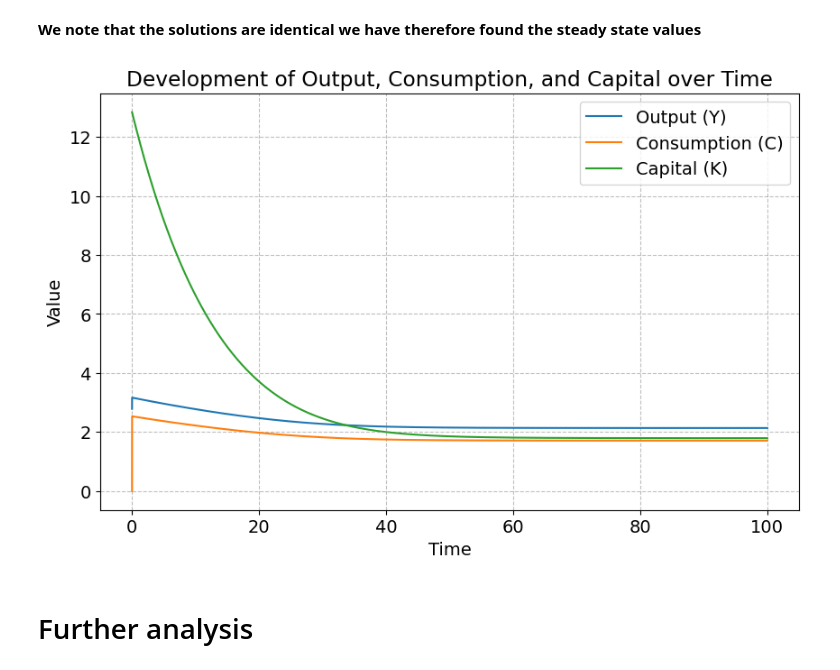
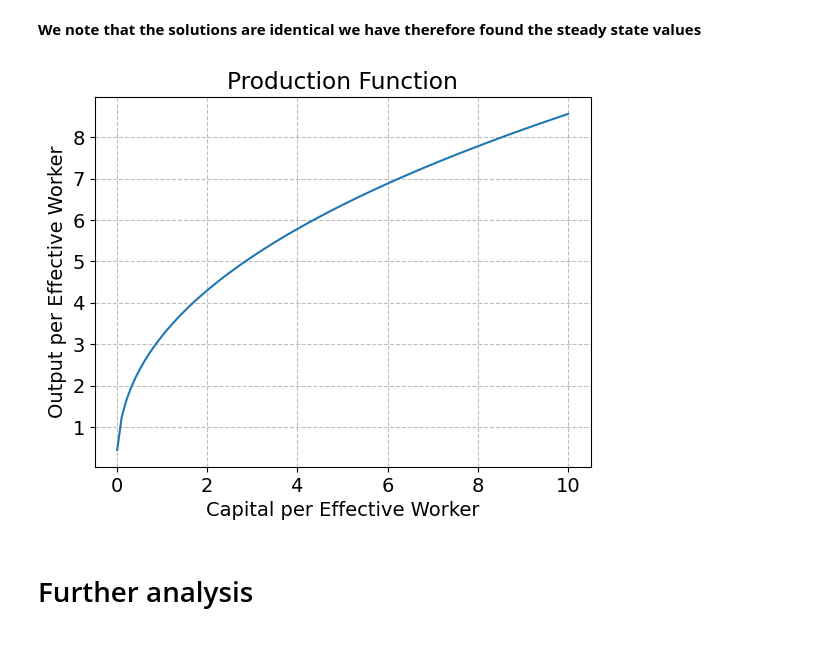
Before and after one commit to NumEconCopenhagen/projects-2024-andreas-og-magnus, a Jupyter notebook: modelproject/modelproject.ipynb, the cells around one changed output. Drawn from its saved outputs; the diff is of its cells as text; code cells hidden in the pictures; blank space fills up the shorter version.

```diff
--- a/modelproject/modelproject.ipynb
+++ b/modelproject/modelproject.ipynb
@@ -116,55 +116,37 @@ The steady state for v is 6.7575757575757445
 # %%
 import numpy as np
 import matplotlib.pyplot as plt
 
 # Parameters
 s = 0.2
 r = 0.02
 n = 0.02
 delta = 0.05
 wss = 2.23
 A = 1  # Let's assume TFP (A) is 1 for simplicity - as in the book of H.J Whitta and P.B. Sørensen
 
 # Steady state capital per effective worker
-vss = result.root
+vss = 6.75  # Assuming you have a value for this
 
 # Production function
 def production_function(v, A, alpha, r):
-    return A**(1/(1-alpha)) * (alpha/r)**(alpha/(1-alpha))
+    return A**(1/(1-alpha)) * (v * alpha/r)**(alpha/(1-alpha))
 
-# Time parameters
-T = 100  # Number of time periods
-dt = 0.01  # Time step
+# Define range for capital per effective worker (v)
+v_values = np.linspace(0.01, 10, 100)  # Adjust the range as needed
 
-# Initialize arrays to store values over time
-time = np.arange(0, T, dt)
-y_values = np.zeros_like(time)
-k_values = np.zeros_like(time)
-c_values = np.zeros_like(time)
-
-# Initial conditions
-y_values[0] = A * (vss**s) * (wss**(1-s))
-k_values[0] = vss * (wss**(1-s))
-
-# Euler method to solve for capital, consumption, and output over time
-for t in range(1, len(time)):
-    k_values[t] = k_values[t-1] + (s * A * (k_values[t-1]**(s-1)) - (n+delta) * k_values[t-1]) * dt
-    y_values[t] = A * (k_values[t]**s) * (wss**(1-s))
-    c_values[t] = (1-s) * y_values[t]
+# Calculate output for each value of capital per effective worker
+output_values = production_function(v_values, A, 0.3, r)  # Assuming alpha is 0.3, change it accordingly
 
 # Plotting
-plt.figure(figsize=(10, 6))
-plt.plot(time, y_values, label='Output (Y)')
-plt.plot(time, c_values, label='Consumption (C)')
-plt.plot(time, k_values, label='Capital (K)')
-plt.xlabel('Time')
-plt.ylabel('Value')
-plt.title('Development of Output, Consumption, and Capital over Time')
-plt.legend()
+plt.plot(v_values, output_values)
+plt.title('Production Function')
+plt.xlabel('Capital per Effective Worker')
+plt.ylabel('Output per Effective Worker')
 plt.grid(True)
 plt.show()
 # %% [output]
-[figure, old version]
+[figure, new version]
 # %% [markdown]
 # Further analysis
 # %% [markdown]
```
